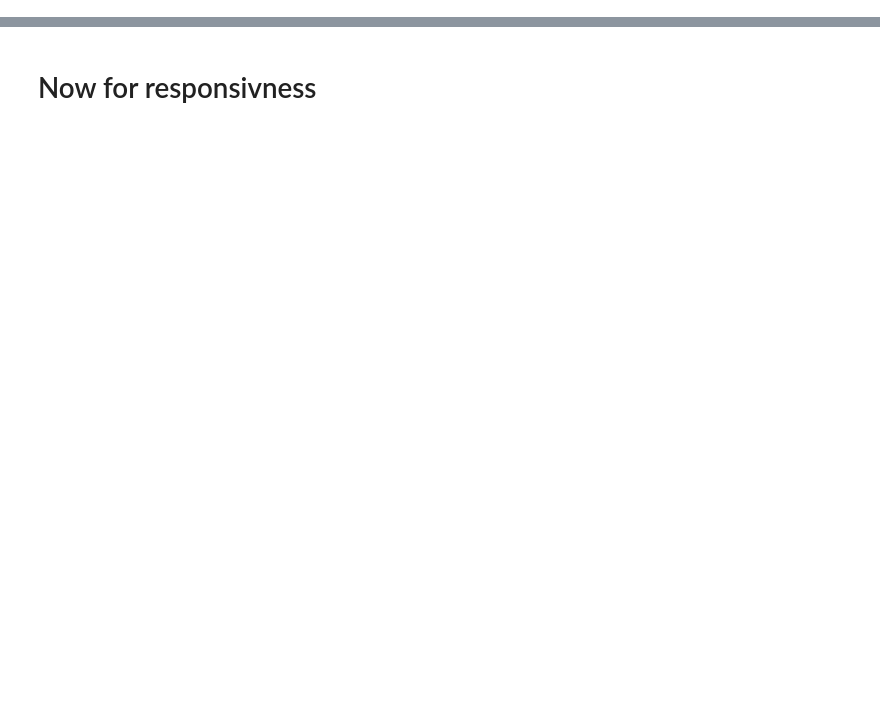
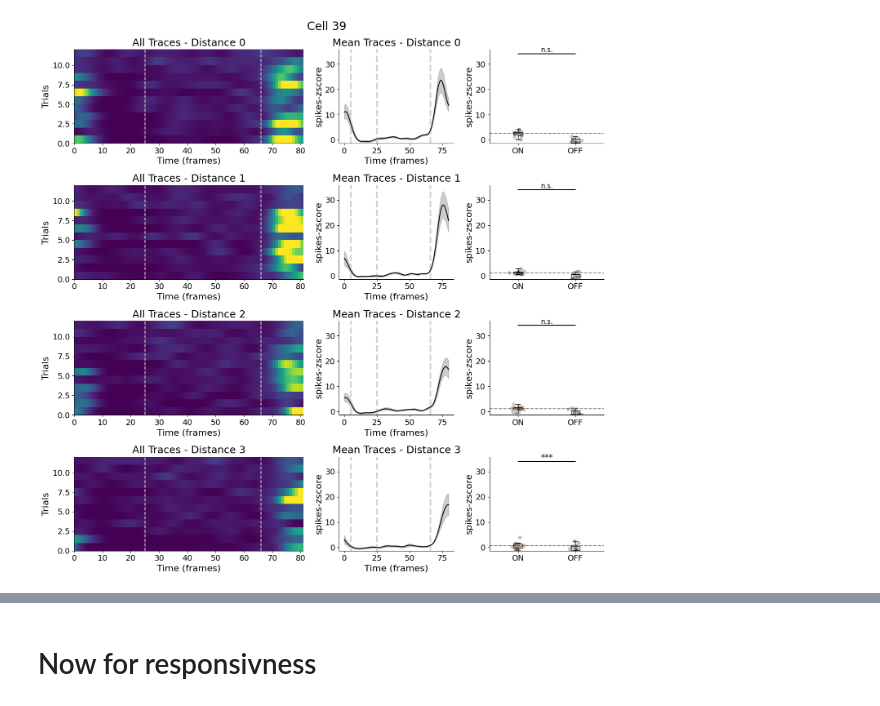
Before and after one commit to s-acosta/distance-project, a Jupyter notebook: linear-notebooks/analysis_linear-stimulus_binocular.ipynb, the cells around one changed output, grey strips where cells are left out. Drawn from its saved outputs; the diff is of its cells as text; code cells hidden in the pictures; blank space fills up the shorter version.

```diff
--- a/linear-notebooks/analysis_linear-stimulus_binocular.ipynb
+++ b/linear-notebooks/analysis_linear-stimulus_binocular.ipynb
@@ -718,0 +51,5 @@ Creating directory: distance_comparison
+# %%
+cell_to_show = 39
+fig = LinearPlots(L).plot_all_traces_colormap(cell=cell_to_show, pre_time=2500, post_time=1500, distance=[0, 1, 2, 3], monocular=False)
+# %% [output]
+[figure, added]
```
Also changed, not shown: parts of 72 cells of this notebook, 2 other files.
